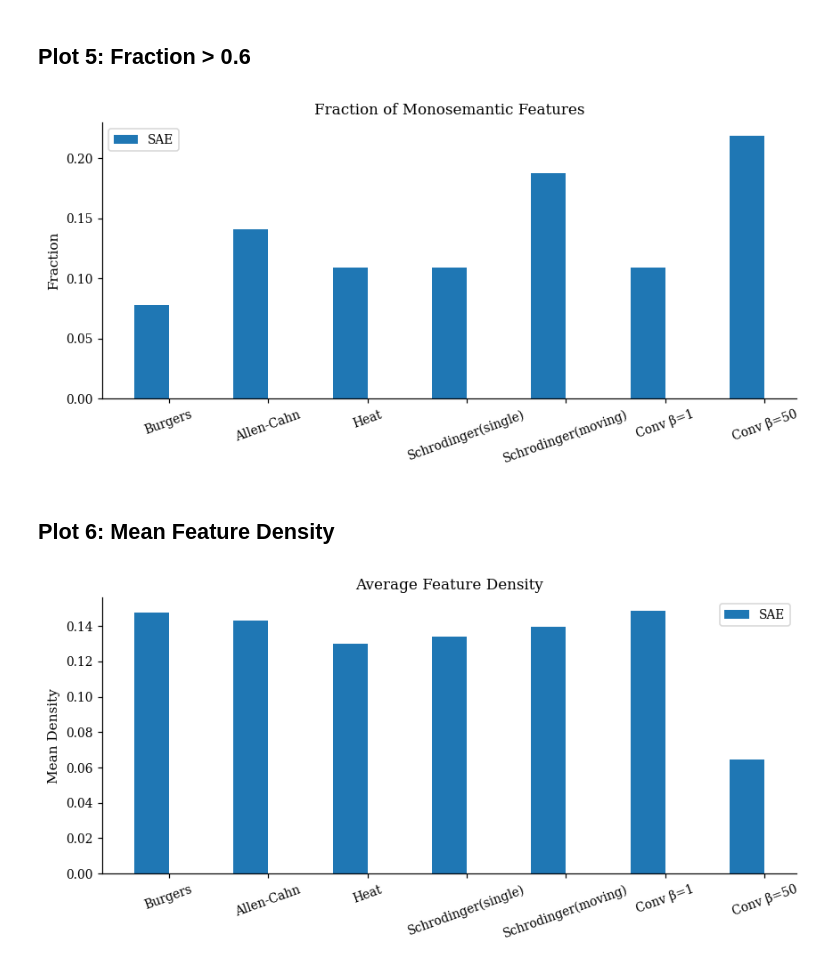
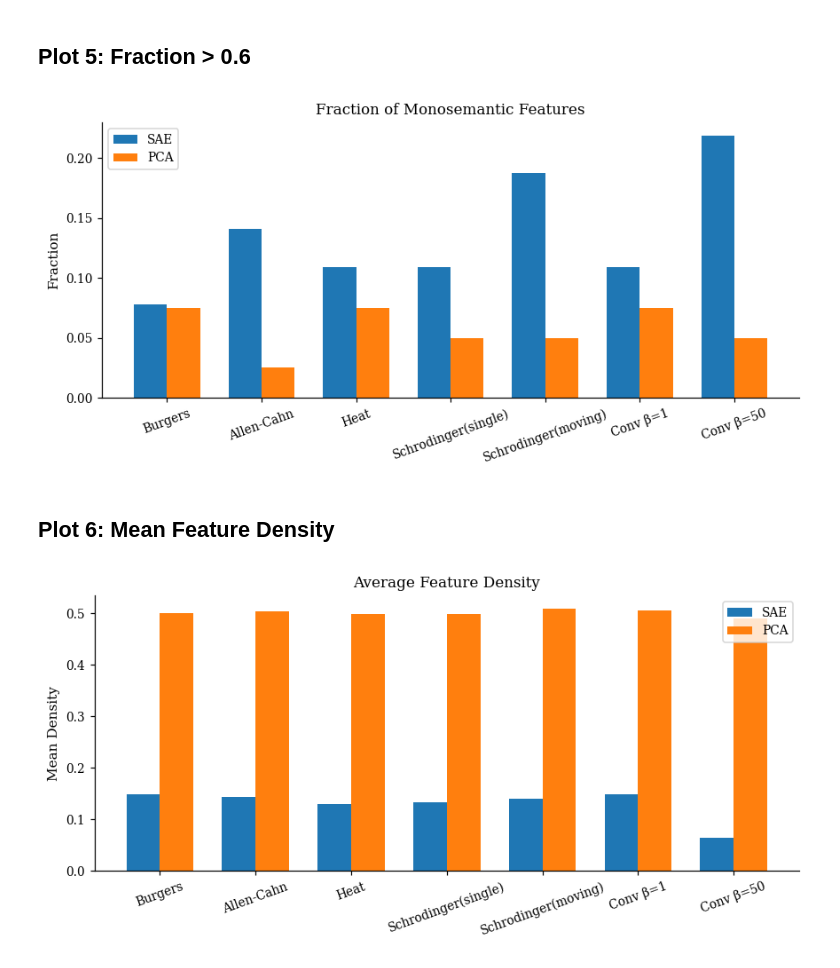
Before and after one commit to NanditaPatil-dotcom/PhysSAE, a Jupyter notebook: PhysSAE_Monosemanticity.ipynb, the cells around one changed output. Saved outputs shown, nothing was run; the diff lists cells and outputs as text; code cells hidden in the pictures.

```diff
--- a/PhysSAE_Monosemanticity.ipynb
+++ b/PhysSAE_Monosemanticity.ipynb
@@ -1125,6 +1174,15 @@ density_s_m   = feature_density(Z_s_m)
 density_c1  = feature_density(Z_c1)
 density_c50 = feature_density(Z_c50)
 
+# ---------- PCA ----------
+
+density_pca_b   = feature_density(P_b)
+density_pca_a   = feature_density(P_a)
+density_pca_h   = feature_density(P_h)
+density_pca_s_s   = feature_density(P_s_s)
+density_pca_s_m   = feature_density(P_s_m)
+density_pca_c1  = feature_density(P_c1)
+density_pca_c50 = feature_density(P_c50)
 
 print("Feature density computed.")
 
@@ -1300,12 +1390,25 @@ sae = [
     frac_c50
 ]
 
+pca = [
+    frac_pca_b,
+    frac_pca_a,
+    frac_pca_h,
+    frac_pca_s_s,
+    frac_pca_s_m,
+    frac_pca_c1,
+    frac_pca_c50
+]
+
+
+
 x = np.arange(len(labels))
 w = 0.35
 
 plt.figure(figsize=(8,4))
 
 plt.bar(x-w/2, sae, width=w, label="SAE")
+plt.bar(x+w/2, pca, width=w, label="PCA")
 
 plt.xticks(x, labels, rotation=20)
 plt.ylabel("Fraction")
@@ -1315,31 +1418,41 @@ plt.legend()
 plt.tight_layout()
 plt.show()
 # %% [output]
-[figure, old version]
+[figure, new version]
 # %% [markdown]
 ## Plot 6: Mean Feature Density
 # %%
 sae = [
     np.mean(density_b),
     np.mean(density_a),
     np.mean(density_h),
     np.mean(density_s_s),
     np.mean(density_s_m),
     np.mean(density_c1),
     np.mean(density_c50)
 ]
 
+pca = [
+    np.mean(density_pca_b),
+    np.mean(density_pca_a),
+    np.mean(density_pca_h),
+    np.mean(density_pca_s_s),
+    np.mean(density_pca_s_m),
+    np.mean(density_pca_c1),
+    np.mean(density_pca_c50)
+]
 
 plt.figure(figsize=(8,4))
 
 plt.bar(x-w/2, sae, width=w, label="SAE")
+plt.bar(x+w/2, pca, width=w, label="PCA")
 
 plt.xticks(x, labels, rotation=20)
 plt.ylabel("Mean Density")
 plt.title("Average Feature Density")
 plt.legend()
 
 plt.tight_layout()
 plt.show()
 # %% [output]
-[figure, old version]
+[figure, new version]
```
Also changed, not shown: parts of 14 cells of this notebook.
